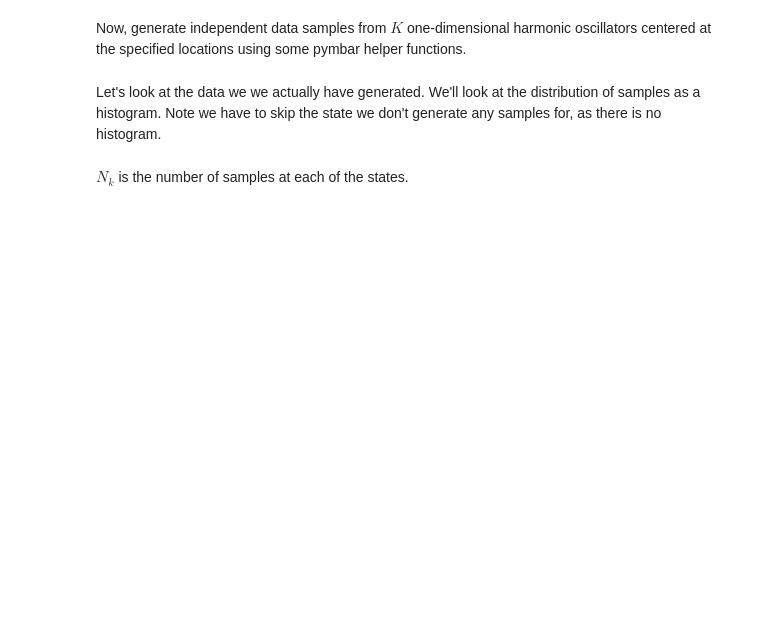
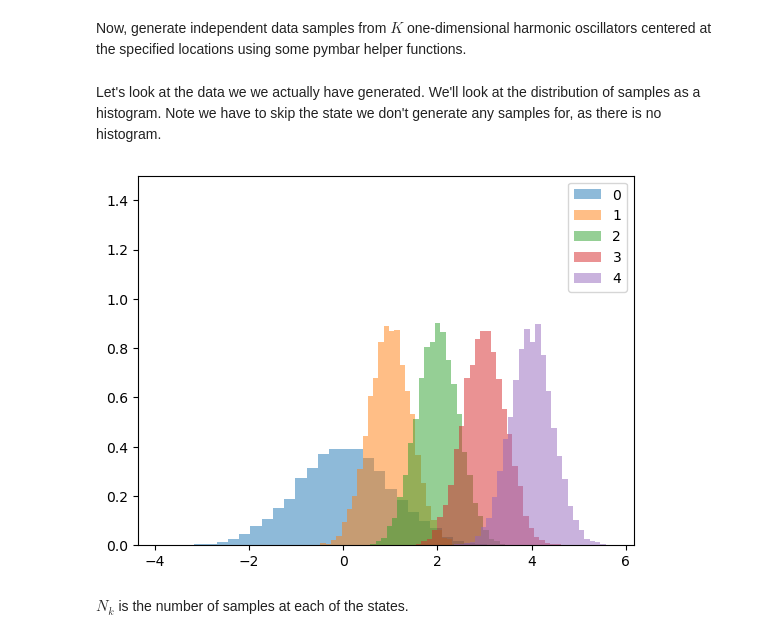
Before and after one commit to icomse/12th_workshop_biomolecular, a Jupyter notebook: Wednesday/harmonic-oscillators-free-energy.ipynb, the cells around one changed output. Saved outputs shown, nothing was run; the diff lists cells and outputs as text; code cells hidden in the pictures; blank space fills up the shorter version.

```diff
--- a/Wednesday/harmonic-oscillators-free-energy.ipynb
+++ b/Wednesday/harmonic-oscillators-free-energy.ipynb
@@ -368,12 +441,14 @@ Let's look at the data we  we actually have generated. We'll look at the distrib
 # %%
 for k in range(K):
     if N_k[k] > 0:
         plt.hist(x_kn[k],bins=30,label=k,alpha=0.5,density=True)
     else:
         plt.hist(x_kn[k],alpha=0,density=True) # hack to omit the zeros
 plt.legend()
-plt.ylim(0,2.2)
+plt.ylim(0,1.5)
 plt.show()
+# %% [output]
+[figure, added]
 # %% [markdown]
 $N_k$ is the number of samples at each of the states.
 # %%
```
Also changed, not shown: parts of 83 cells of this notebook.
